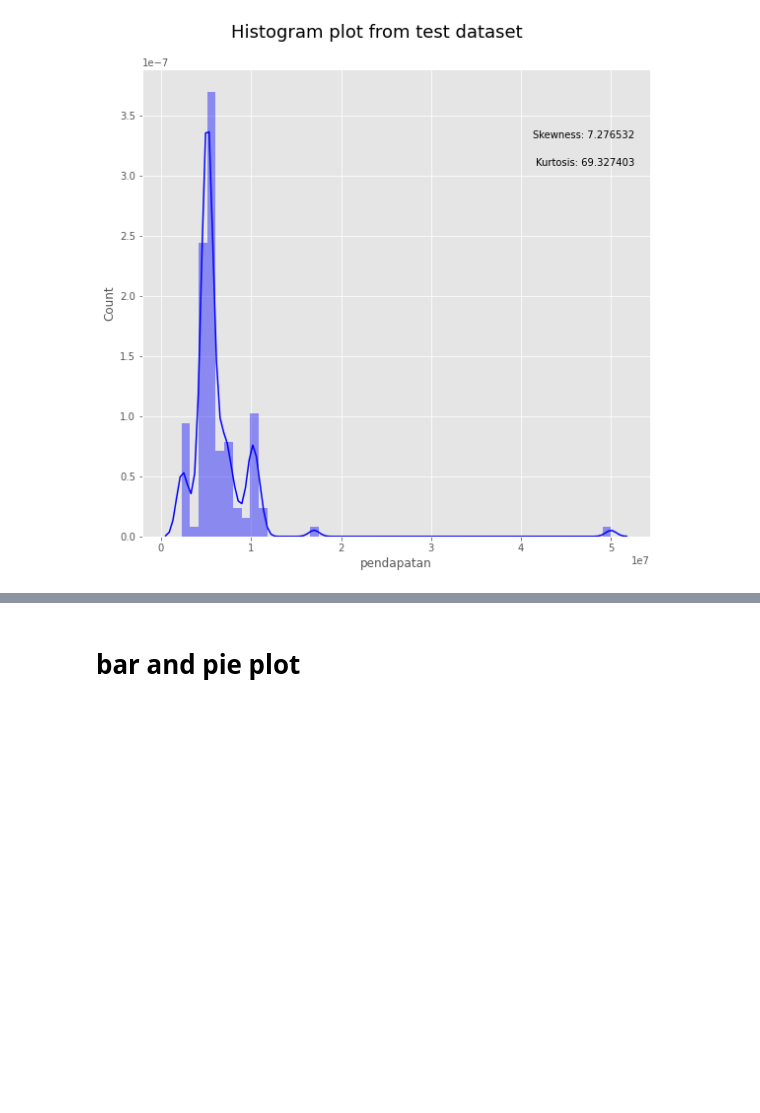
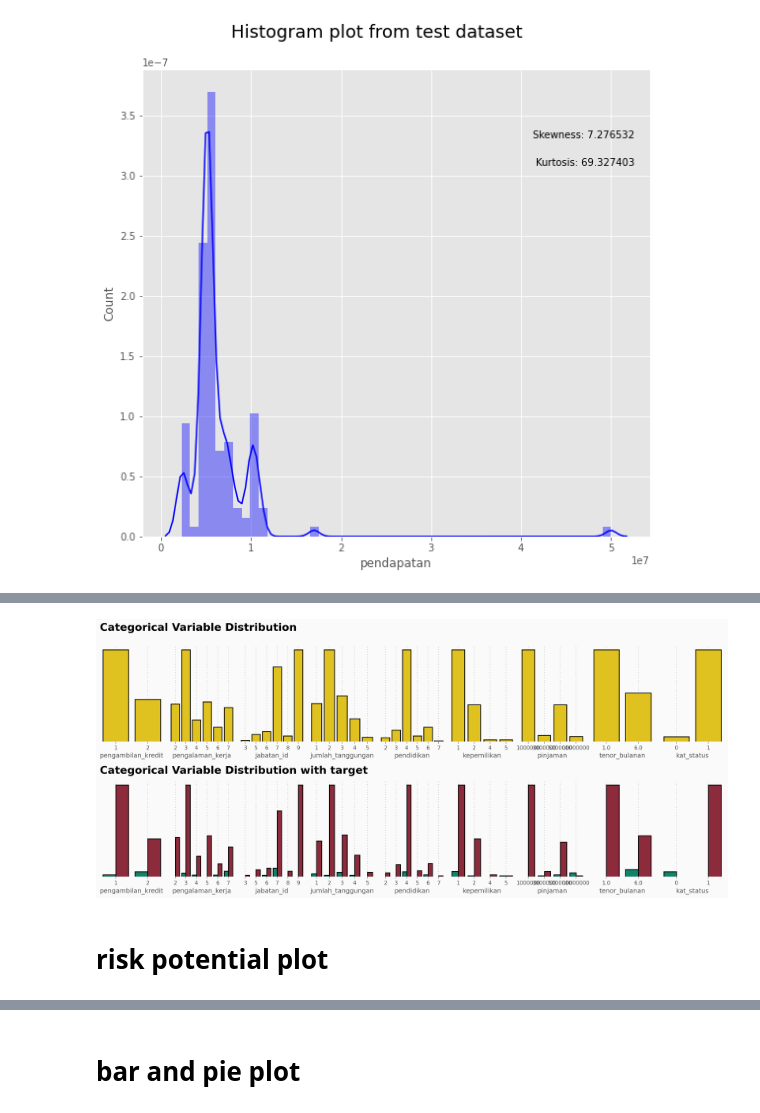
Before and after one commit to imanursar/Machine-Learning-Notes, a Jupyter notebook: Custom Function/Visual Function.ipynb, the cells around one changed output, grey strips where cells are left out. Saved outputs shown, nothing was run; the diff lists cells and outputs as text; code cells hidden in the pictures; blank space fills up the shorter version.

```diff
--- a/Custom Function/Visual Function.ipynb
+++ b/Custom Function/Visual Function.ipynb
@@ -67,0 +68,10 @@ visual.histogram_columns(df,'kat_status',label=["good", "bad"],row_col=(3,4),tit
+# %%
+col = ['pengambilan_kredit', 'pengalaman_kerja', 'jabatan_id',
+                         'jumlah_tanggungan', 'pendidikan', 'kepemilikan',
+                         'pinjaman', 'tenor_bulanan', 'kat_status']
+# %%
+visual.dist_cat_plot(df,col,'kat_status',[0, 1])
+# %% [output]
+[figure, added]
+# %% [markdown]
+# risk potential plot
```
Also changed, not shown: parts of 14 cells of this notebook.
